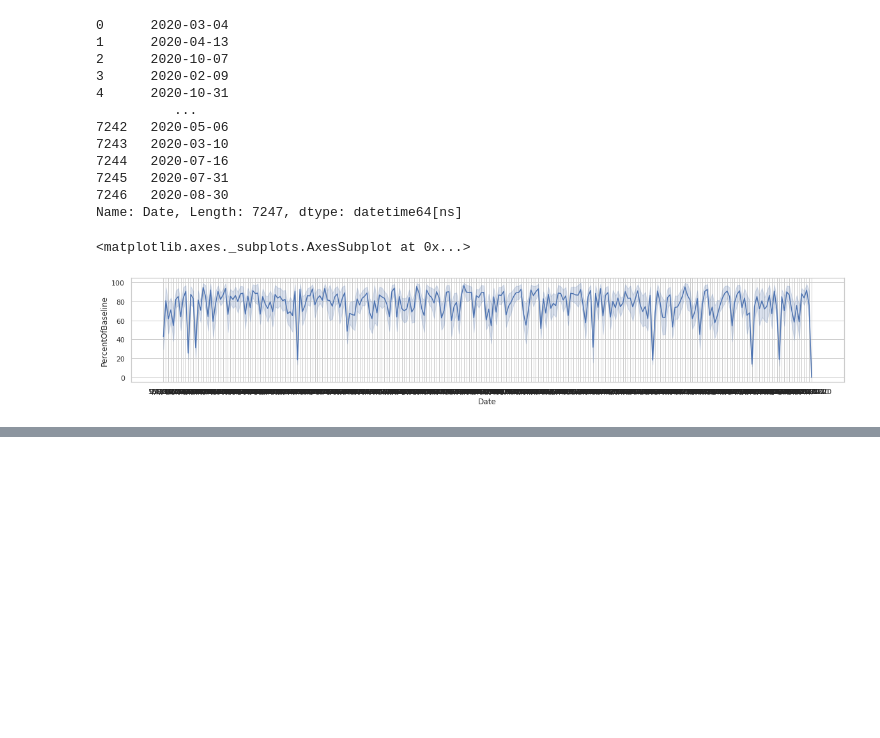
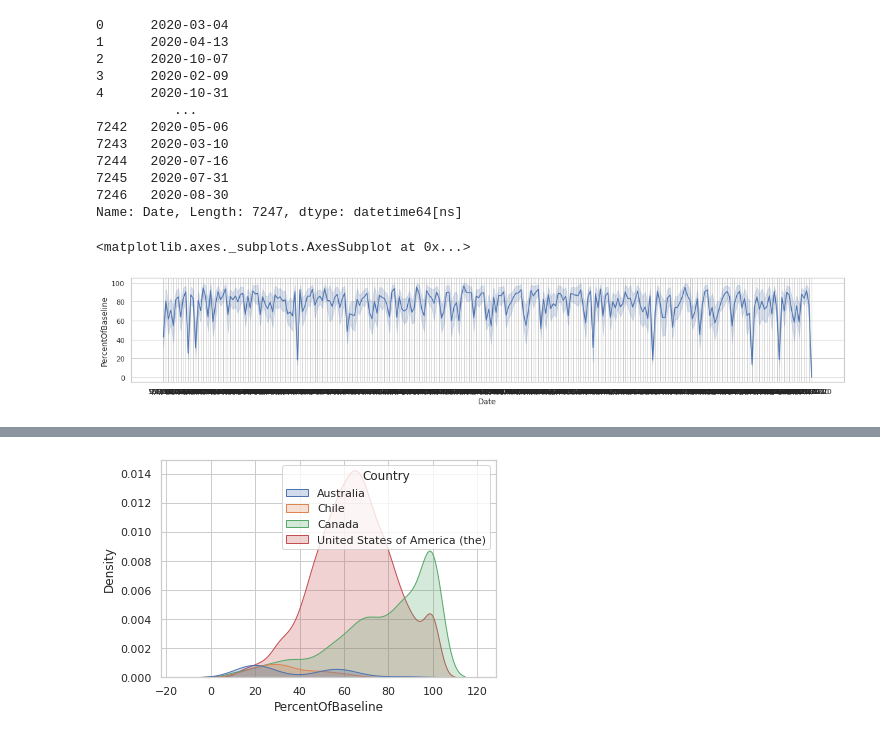
Before and after one commit to tiaherdi/Traffic-Sign-5, a Jupyter notebook: Untitled10.ipynb, the cells around one changed output, grey strips where cells are left out. Saved outputs shown, nothing was run; the diff lists cells and outputs as text; code cells hidden in the pictures; blank space fills up the shorter version.

```diff
--- a/Untitled10.ipynb
+++ b/Untitled10.ipynb
@@ -43,0 +62,4 @@ sns.lineplot(data=by_country, x='Date', y='PercentOfBaseline')
+# %%
+Graph_countries=sns.kdeplot('PercentOfBaseline',hue='Country',data=df,shade=True) #Kde plot
+# %% [output]
+[figure, added]
```
Also changed, not shown: parts of 12 cells of this notebook.
